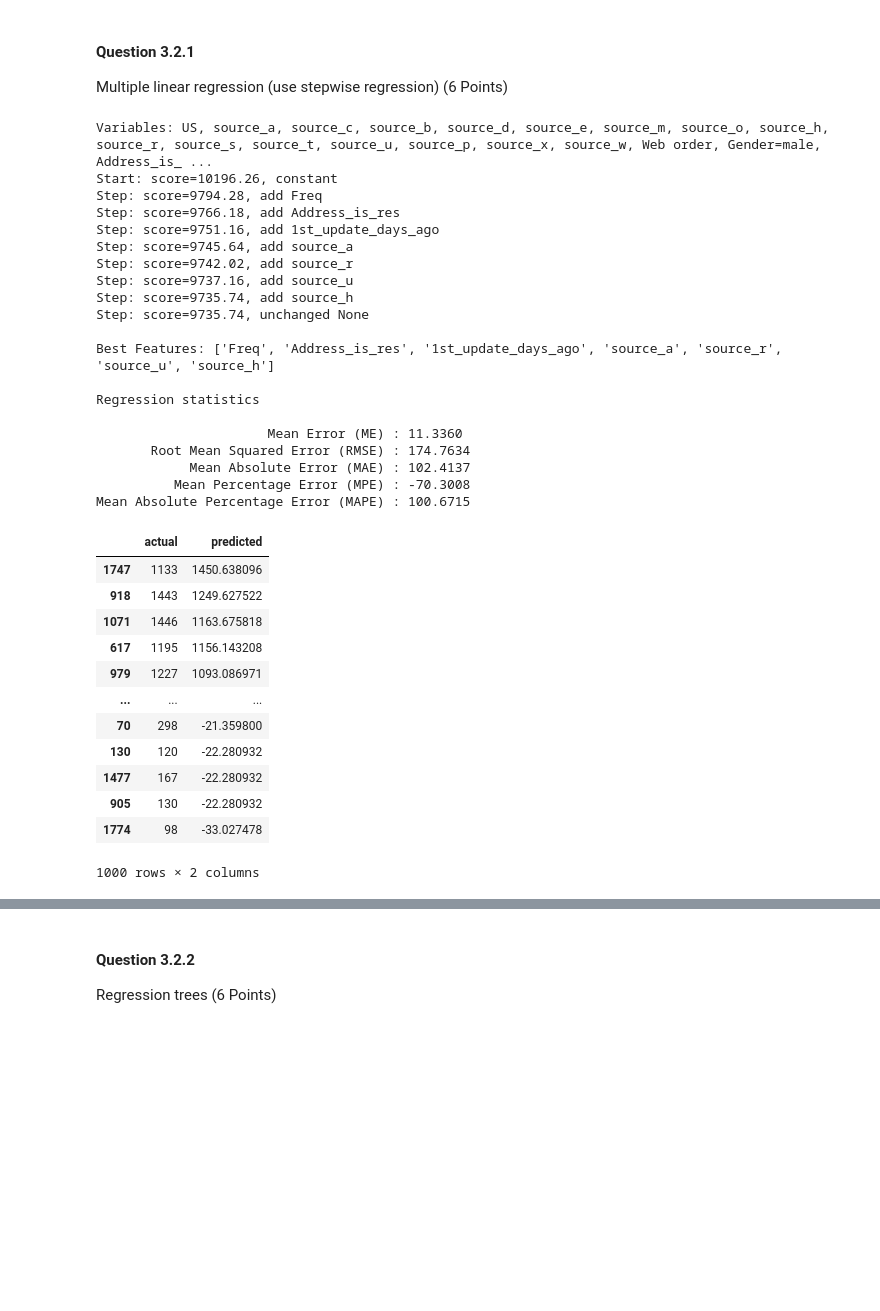
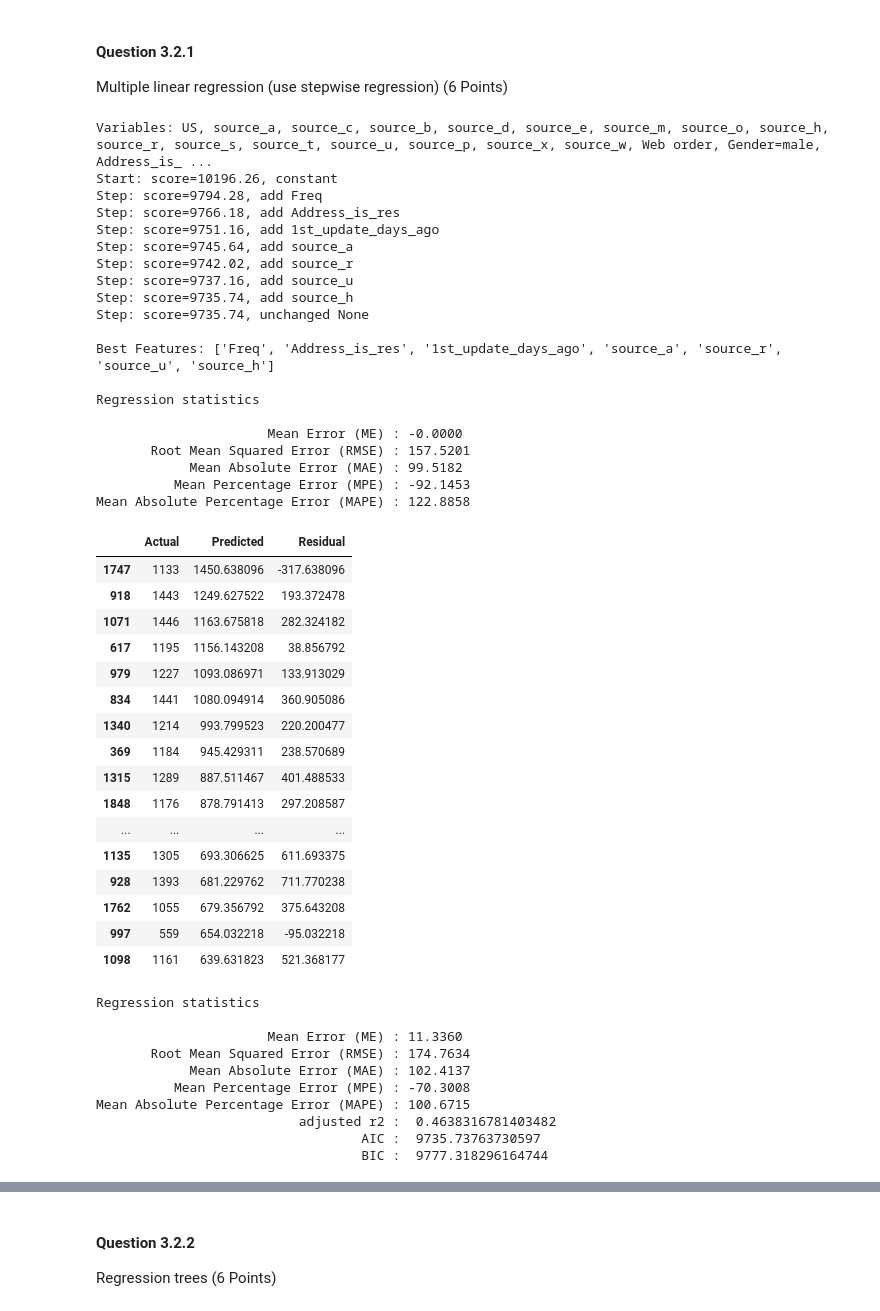
Before and after one commit to zachfreitas/ADS_505_Applied_Data_Sci_for_Business-, a Jupyter notebook: Module_2/Assignment_2/Assignment_2.ipynb, the cells around one changed output, grey strips where cells are left out. Saved outputs shown, nothing was run; the diff lists cells and outputs as text; code cells hidden in the pictures; blank space fills up the shorter version.

```diff
--- a/Module_2/Assignment_2/Assignment_2.ipynb
+++ b/Module_2/Assignment_2/Assignment_2.ipynb
@@ -351,10 +351,10 @@ allVariables = train_X.columns
 # Perform Stepwise Regression
 best_model, best_variables = stepwise_selection(allVariables, train_model, score_model, verbose=True)
 
-# Show results
+# Show Best Features
 print('\nBest Features:',best_variables)
-# Calulate MAPE
-regressionSummary(valid_y, best_model.predict(valid_X[best_variables]))
+# Show Training Statistics
+regressionSummary(train_y, best_model.predict(train_X[best_variables]))
 # %% [output]
 Variables: US, source_a, source_c, source_b, source_d, source_e, source_m, source_o, source_h, source_r, source_s, source_t, source_u, source_p, source_x, source_w, Web order, Gender=male, Address_is_ ...
 Start: score=10196.26, constant
@@ -371,38 +371,61 @@ Best Features: ['Freq', 'Address_is_res', '1st_update_days_ago', 'source_a', 'so
 
 Regression statistics
 
-                      Mean Error (ME) : 11.3360
-       Root Mean Squared Error (RMSE) : 174.7634
-            Mean Absolute Error (MAE) : 102.4137
-          Mean Percentage Error (MPE) : -70.3008
-Mean Absolute Percentage Error (MAPE) : 100.6715
+                      Mean Error (ME) : -0.0000
+       Root Mean Squared Error (RMSE) : 157.5201
+            Mean Absolute Error (MAE) : 99.5182
+          Mean Percentage Error (MPE) : -92.1453
+Mean Absolute Percentage Error (MAPE) : 122.8858
 # %%
 # Save the Predicted Spend
 # prep data
 Norm_X = p_df[best_variables]
 Norm_y = p_df['Spending']
 
-# Predict Prob.
+# Use predict() to make predictions on dataset set
 reg_pred = best_model.predict(Norm_X[best_variables])
 
-# Save Results
-reg_full_result = pd.DataFrame({'actual': Norm_y,
-                                'predicted': best_model.predict(Norm_X[best_variables])})
+# Save Results on full dataset
+reg_full_result = pd.DataFrame({'Actual': Norm_y,
+                                'Predicted': reg_pred,
+                                'Residual': Norm_y - reg_pred})
 
 # Sort and visualize table.
-reg_full_result = reg_full_result.sort_values(by=['predicted'], ascending=False)
-reg_full_result
+reg_full_result = reg_full_result.sort_values(by=['Predicted'], ascending=False)
+display(reg_full_result.head(20))
+
+# Calulate Test Statistics
+regressionSummary(valid_y, best_model.predict(valid_X[best_variables]))
+#calculate adjusted r2 and information criteria measures
+pred_y = best_model.predict(train_X[best_variables])
+print('\t '*3 + ' adjusted r2 : ', adjusted_r2_score(train_y, pred_y, best_model))
+print('\t '*4 + ' AIC : ', AIC_score(train_y, pred_y, best_model))
+print('\t '*4 + ' BIC : ', BIC_score(train_y, pred_y, best_model))
 # %% [output]
-|  | actual | predicted |
-| 1747 | 1133 | 1450.638096 |
-| 918 | 1443 | 1249.627522 |
-| 1071 | 1446 | 1163.675818 |
-| 617 | 1195 | 1156.143208 |
-| 979 | 1227 | 1093.086971 |
-| ... | ... | ... |
-| 70 | 298 | -21.359800 |
-| 130 | 120 | -22.280932 |
-| 1477 | 167 | -22.280932 |
-| 905 | 130 | -22.280932 |
-| 1774 | 98 | -33.027478 |
+|  | Actual | Predicted | Residual |
+| 1747 | 1133 | 1450.638096 | -317.638096 |
+| 918 | 1443 | 1249.627522 | 193.372478 |
+| 1071 | 1446 | 1163.675818 | 282.324182 |
+| 617 | 1195 | 1156.143208 | 38.856792 |
+| 979 | 1227 | 1093.086971 | 133.913029 |
+| 834 | 1441 | 1080.094914 | 360.905086 |
+| 1340 | 1214 | 993.799523 | 220.200477 |
+| 369 | 1184 | 945.429311 | 238.570689 |
+| 1315 | 1289 | 887.511467 | 401.488533 |
+| 1848 | 1176 | 878.791413 | 297.208587 |
+| ... | ... | ... | ... |
+| 1135 | 1305 | 693.306625 | 611.693375 |
+| 928 | 1393 | 681.229762 | 711.770238 |
+| 1762 | 1055 | 679.356792 | 375.643208 |
+| 997 | 559 | 654.032218 | -95.032218 |
+| 1098 | 1161 | 639.631823 | 521.368177 |
-1000 rows × 2 columns
+Regression statistics
+
+                      Mean Error (ME) : 11.3360
+       Root Mean Squared Error (RMSE) : 174.7634
+            Mean Absolute Error (MAE) : 102.4137
+          Mean Percentage Error (MPE) : -70.3008
+Mean Absolute Percentage Error (MAPE) : 100.6715
+                          adjusted r2 :  0.4638316781403482
+                                  AIC :  9735.73763730597
+                                  BIC :  9777.318296164744
```
Also changed, not shown: parts of 22 cells of this notebook.
